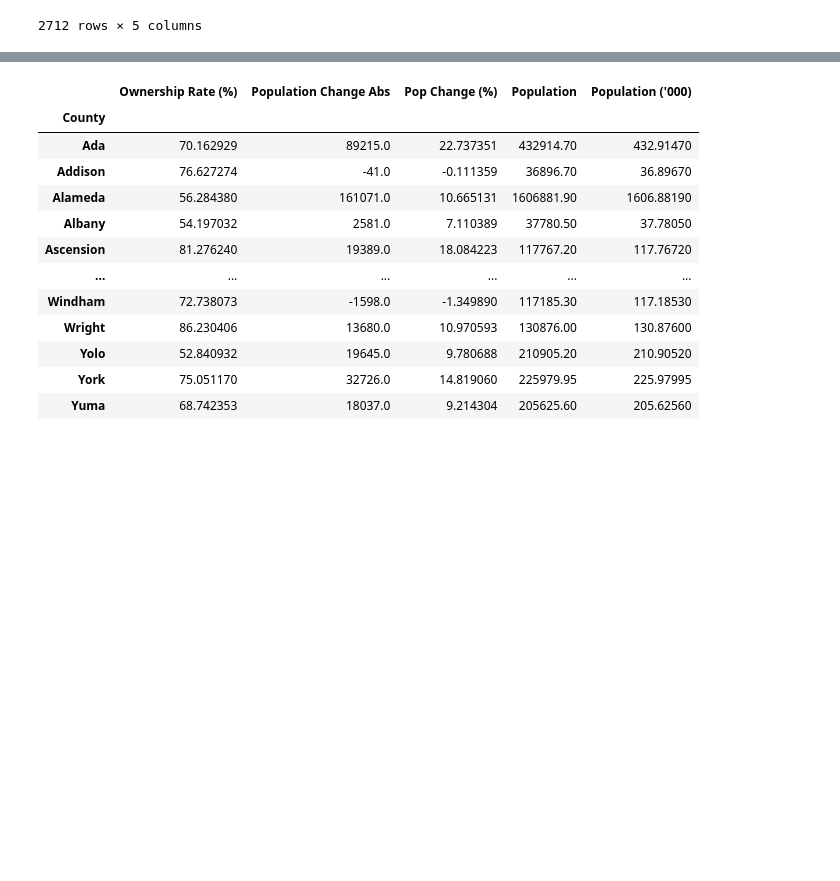
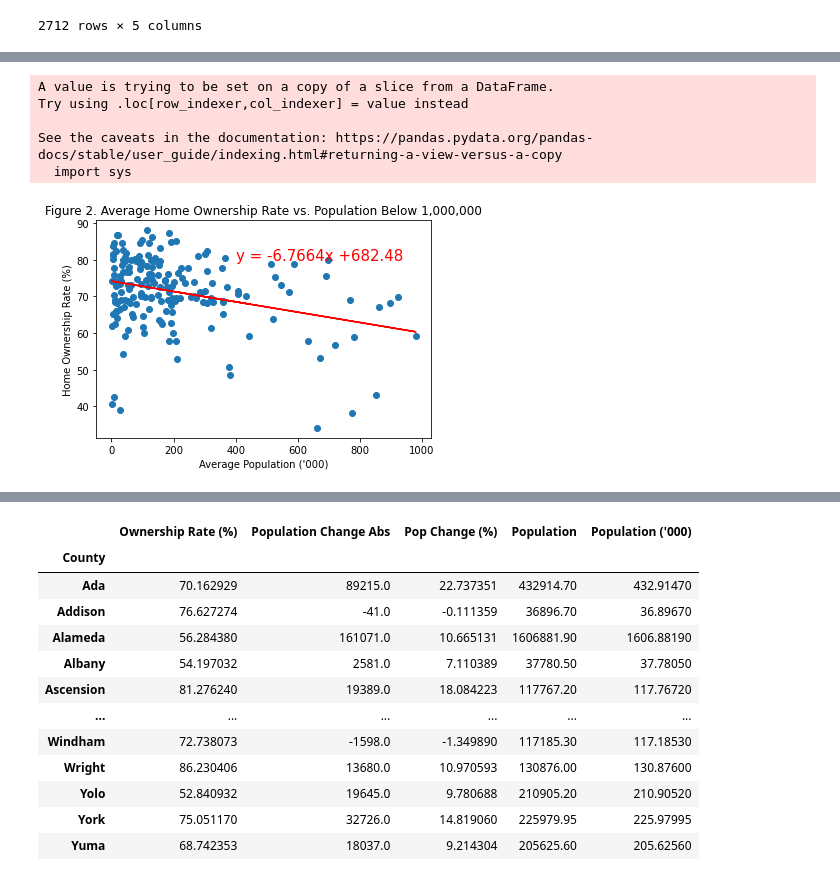
Before and after one commit to rls1316/project-one, a Jupyter notebook: Data_Cleaning.ipynb, the cells around one changed output, grey strips where cells are left out. Saved outputs shown, nothing was run; the diff lists cells and outputs as text; code cells hidden in the pictures; blank space fills up the shorter version.

```diff
--- a/Data_Cleaning.ipynb
+++ b/Data_Cleaning.ipynb
@@ -116,0 +194,43 @@ df2
+# %%
+# Analysis of home ownership rate vs. average population below 1,000,000
+
+# First restrict the data to counties with Population below 1000000
+df3 = df2[df2["Population"]<1000000]
+
+# Firsst convert population to population in thousands
+df3["Population ('000)"] = (df2["Population"] / 1000)
+
+
+# Define the axes
+x = df3.iloc[:,5].values.reshape(-1,1)
+y = df3.iloc[:,0].values.reshape(-1,1)
+
+# Fit regression line
+lr = LinearRegression()
+lr.fit(x, y)
+y_pred = lr.predict(x)
+
+# Get x & y values for regression equation
+owner = df3.iloc[:,0]
+pop = df3.iloc[:,5]
+
+# Calculate parameters to get regression line
+(slope, intercept, rvalue, pvalue, stderr) = linregress(owner, pop)
+line_eq = "y = " +str(round(slope, 4)) + "x +" + str(round(intercept,2))
+
+
+# Plot and labe the scatter plot and fit the regression line
+plt.scatter(x, y)
+plt.plot(x, y_pred, color="r")
+plt.annotate(line_eq, (400,80), fontsize=15, color="r")
+plt.ylabel("Home Ownership Rate (%)")
+plt.xlabel("Average Population ('000)")
+plt.title("Figure 2. Average Home Ownership Rate for Counties Population Below 1,000,000")
+plt.savefig("Images/fig2.png")
+# %% [output]
+A value is trying to be set on a copy of a slice from a DataFrame.
+Try using .loc[row_indexer,col_indexer] = value instead
+
+See the caveats in the documentation: https://pandas.pydata.org/pandas-docs/stable/user_guide/indexing.html#returning-a-view-versus-a-copy
+  import sys
+[figure, added]
```
Also changed, not shown: parts of 20 cells of this notebook, 5 other files.
